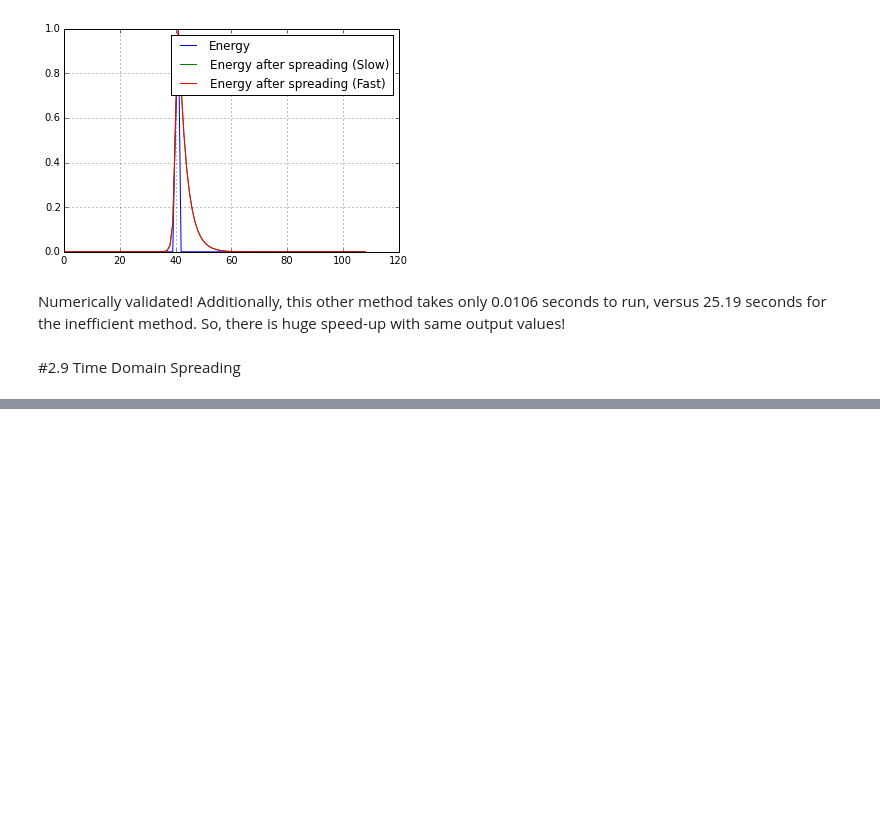
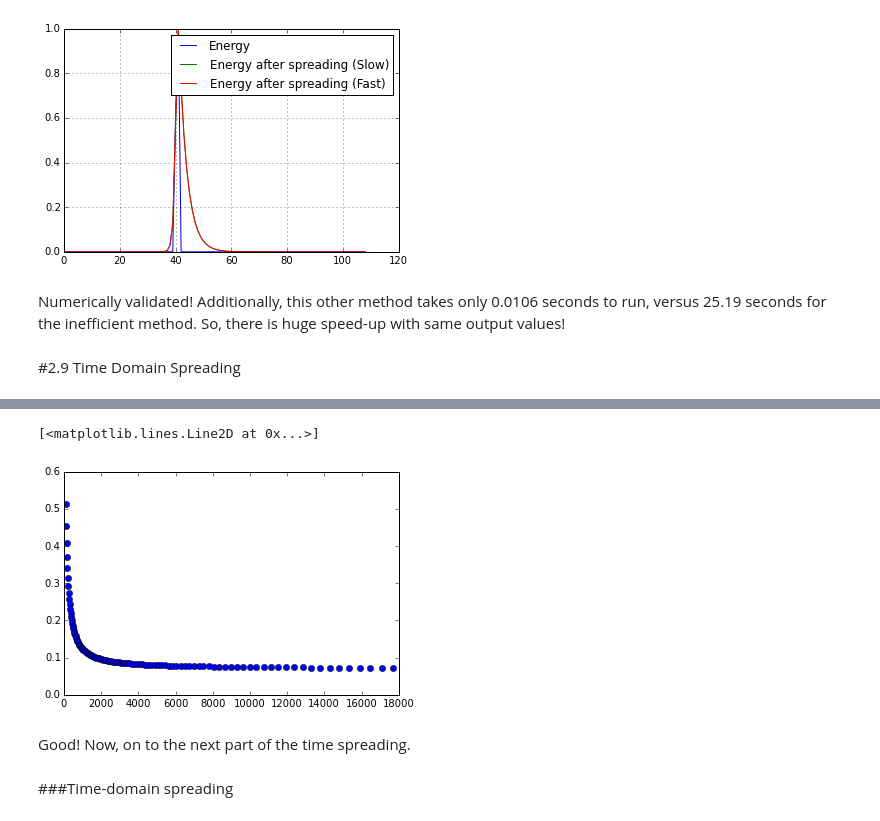
Before and after one commit to stephencwelch/Perceptual-Coding-In-Python, a Jupyter notebook: Explore PEAQ (MC).ipynb, the cells around one changed output, grey strips where cells are left out. Cells and saved outputs as stored; diff of their text form; code cells hidden in the pictures; blank space fills up the shorter version.

```diff
--- a/Explore PEAQ (MC).ipynb
+++ b/Explore PEAQ (MC).ipynb
@@ -1138,0 +1211,26 @@ Numerically validated! Additionally, this other method takes only 0.0106 seconds
+# %%
+# Tau values in units of seconds
+tau_100 = 0.030
+tau_min = 0.008
+
+def PQtConst(tau_100, tau_min, fc, Fss):
+    # Tau values in units of seconds
+    #tau_100 = 0.030
+    #tau_min = 0.008
+
+    tau = np.zeros(len(fc))
+    alpha = np.zeros(len(fc))
+
+    tau = tau_min + (np.divide(float(100),fc))*(tau_100 - tau_min)
+    alpha = exp(np.divide(-1./Fss,tau))
+
+    return alpha
+# %%
+plot(fc,PQtConst(tau_100,tau_min,fc,Fss),'bo')
+# %% [output]
+[<matplotlib.lines.Line2D at 0x...>]
+[figure, added]
+# %% [markdown]
+Good! Now, on to the next part of the time spreading.
+# %% [markdown]
+###Time-domain spreading
```
Also changed, not shown: parts of 18 cells of this notebook.
